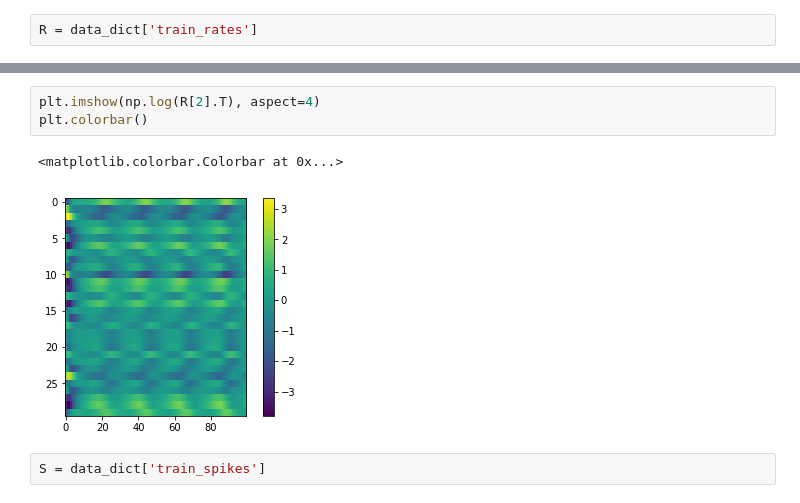
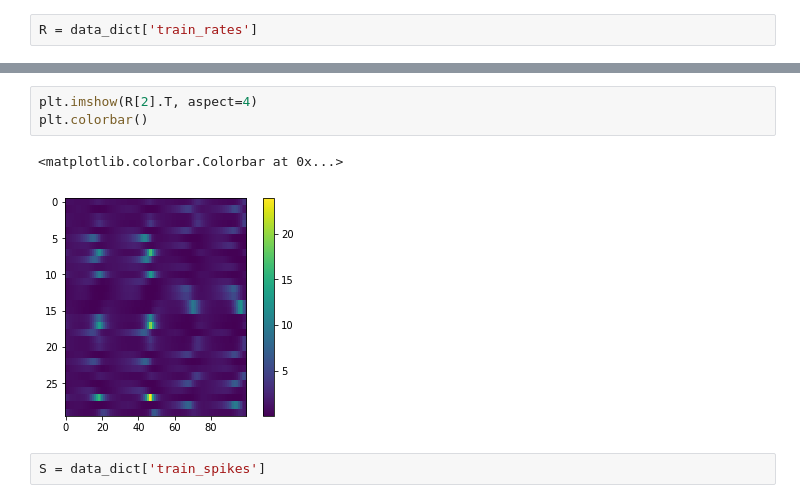
Before and after one commit to lyprince/hierarchical_lfads, a Jupyter notebook: synthetic_data.ipynb, the cells around one changed output, grey strips where cells are left out. Drawn from its saved outputs; the diff is of its cells as text.

```diff
--- a/synthetic_data.ipynb
+++ b/synthetic_data.ipynb
@@ -71,9 +54,9 @@ plt.plot(R[2]);
 # %%
-plt.imshow(np.log(R[2].T), aspect=4)
+plt.imshow(R[2].T, aspect=4)
 plt.colorbar()
 # %% [output]
 <matplotlib.colorbar.Colorbar at 0x...>
-[figure, old version]
+[figure, new version]
 # %%
 S = data_dict['train_spikes']
 # %%
```
Also changed, not shown: parts of 15 cells of this notebook.
